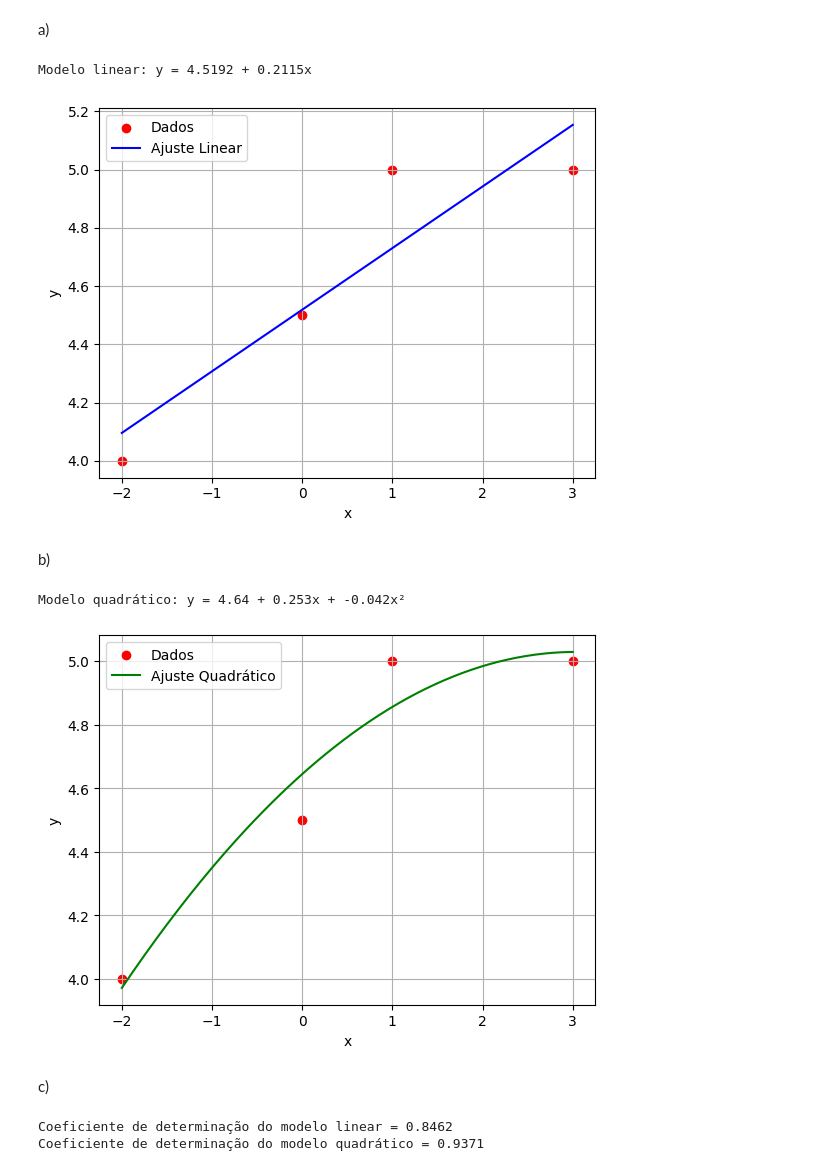
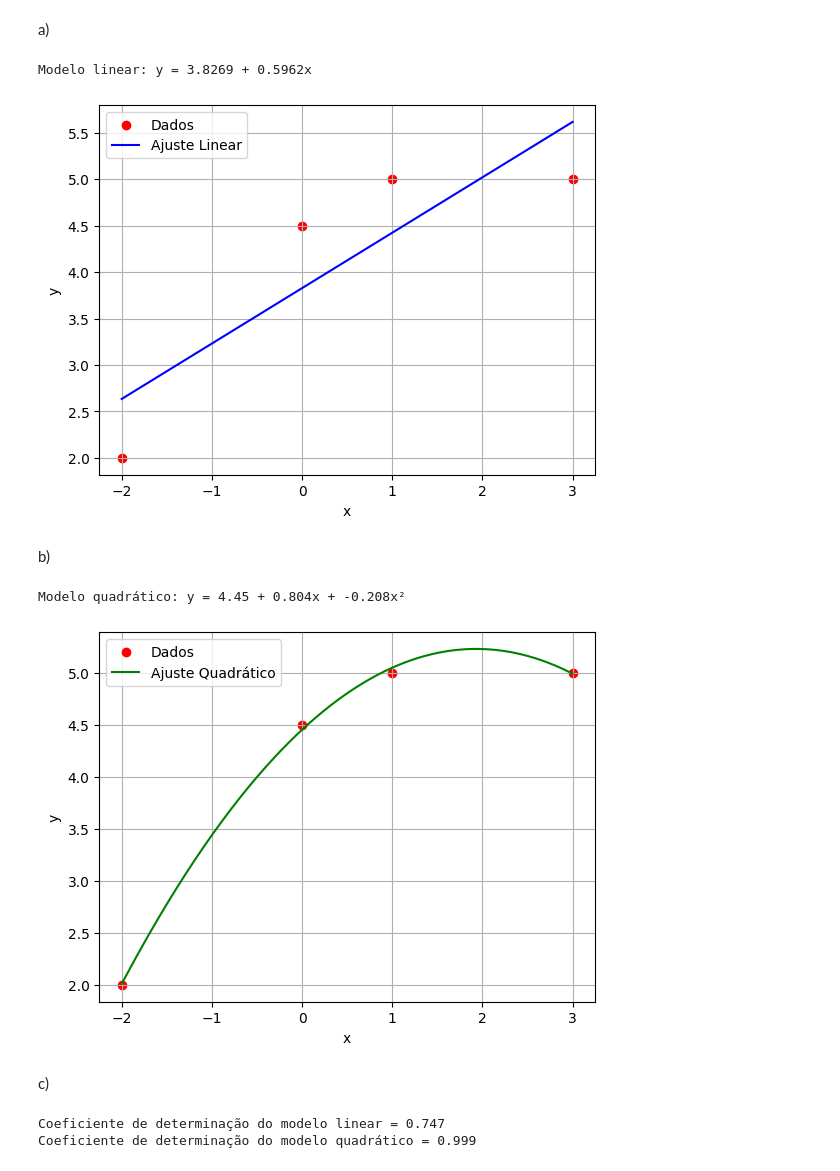
Before and after one commit to JpCobraC/Metodos_Numericos_Computacionais, a Jupyter notebook: AV1 JoãoPedroCobraCasici.ipynb, the cells around one changed output. Cells and saved outputs as stored; diff of their text form; code cells hidden in the pictures.

```diff
--- a/AV1 JoãoPedroCobraCasici.ipynb
+++ b/AV1 JoãoPedroCobraCasici.ipynb
@@ -57,23 +57,23 @@ print(jp.falsa_posicao(g, 0.5, 1.5))
 a)
 # %%
 x = np.array([-2.0, 0.0, 1.0, 3.0])
-y = np.array([4, 4.5, 5, 5])
+y = np.array([2, 4.5, 5, 5])
 
 b0, b1 = jp.ajuste_linear(x, y)
 print(f"Modelo linear: y = {b0:.4f} + {b1:.4f}x")
 
 y_ajuste = b0 + b1 * x
 
 plt.scatter(x, y, color='red', label='Dados')
 plt.plot(x, y_ajuste, label='Ajuste Linear', color='blue')
 plt.xlabel('x')
 plt.ylabel('y')
 plt.legend()
 plt.grid(True)
 plt.show()
 # %% [output]
-Modelo linear: y = 4.5192 + 0.2115x
+Modelo linear: y = 3.8269 + 0.5962x
-[figure, old version]
+[figure, new version]
 # %% [markdown]
 b)
 # %%
@@ -110,8 +110,8 @@ plt.legend()
 plt.grid(True)
 plt.show()
 # %% [output]
-Modelo quadrático: y = 4.64 + 0.253x + -0.042x²
+Modelo quadrático: y = 4.45 + 0.804x + -0.208x²
-[figure, old version]
+[figure, new version]
 # %% [markdown]
 c)
 # %%
@@ -119,15 +119,15 @@ y_linear = b0 + b1 * x
 res_linear = np.sum((y - y_linear)**2)
 tot = np.sum((y - np.mean(y))**2)
 r2_linear = 1 - res_linear/tot
-print(f"Coeficiente de determinação do modelo linear = {r2_linear:.4f}")
+print(f"Coeficiente de determinação do modelo linear = {r2_linear:.3f}")
 
 y_quad = a0 + a1 * x + a2 * x**2
 res_quad = np.sum((y - y_quad)**2)
 r2_quad = 1 - res_quad/tot
-print(f"Coeficiente de determinação do modelo quadrático = {r2_quad:.4f}")
+print(f"Coeficiente de determinação do modelo quadrático = {r2_quad:.3f}")
 
 # O modelo com maior coeficiente de determinação é o modelo quadrático, pois ele se ajusta melhor aos dados.
 # O modelo linear é mais simples, mas o quadrático oferece um ajuste melhor aos dados fornecidos.
 # %% [output]
-Coeficiente de determinação do modelo linear = 0.8462
-Coeficiente de determinação do modelo quadrático = 0.9371
+Coeficiente de determinação do modelo linear = 0.747
+Coeficiente de determinação do modelo quadrático = 0.999
```
Also changed, not shown: 2 other files.
